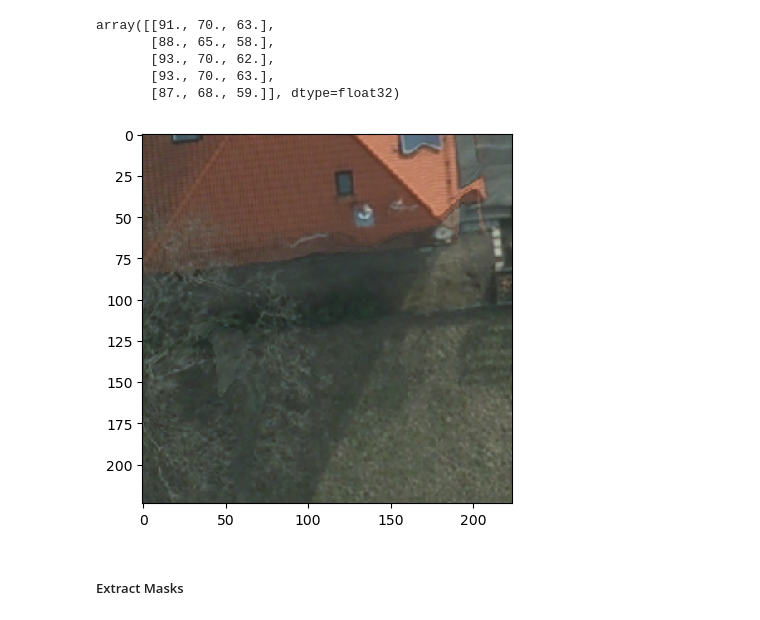
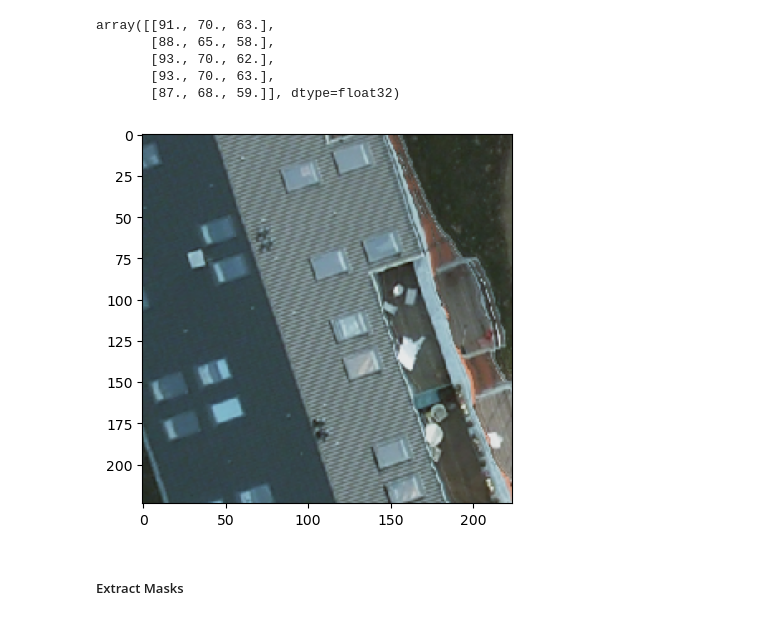
Before and after one commit to bobadams1/house_finder, a Jupyter notebook: code/04_Training_Data.ipynb, the cells around one changed output. Cells and saved outputs as stored; diff of their text form; code cells hidden in the pictures.

Commit message:
training data cleaned and processed

```diff
--- a/code/04_Training_Data.ipynb
+++ b/code/04_Training_Data.ipynb
@@ -24,7 +28,7 @@ Citation: Fatemeh Alidoost, Hossein Arefi, Federico Tombari; “2D Image-To-3D M
 # https://docs.scipy.org/doc/scipy/reference/generated/scipy.io.loadmat.html < Unable to read the available .mat data
 # mat = scipy.io.loadmat('../data/training_data/imdb.mat')
 
-mat = h5py.File('../data/training_data/imdb.mat','r')
+mat = h5py.File('../data/training_data/loosgagnet_Roofline-Extraction/imdb.mat','r')
 # %% [output]
 <HDF5 file "imdb.mat" (mode r)>
 # %%
@@ -69,6 +73,6 @@ array([[91., 70., 63.],
 # Color Channels are provided as floats, converting to a 0-1 range to enable plotting via matplotlib
 ar_img = ar_img / 255
 # %%
-plt.imshow(ar_img[0], vmin=0, vmax=1);
+plt.imshow(ar_img[1], vmin=0, vmax=1);
 # %% [output]
-[figure, old version]
+[figure, new version]
```
Also changed, not shown: parts of 34 cells of this notebook, 4 other files.
